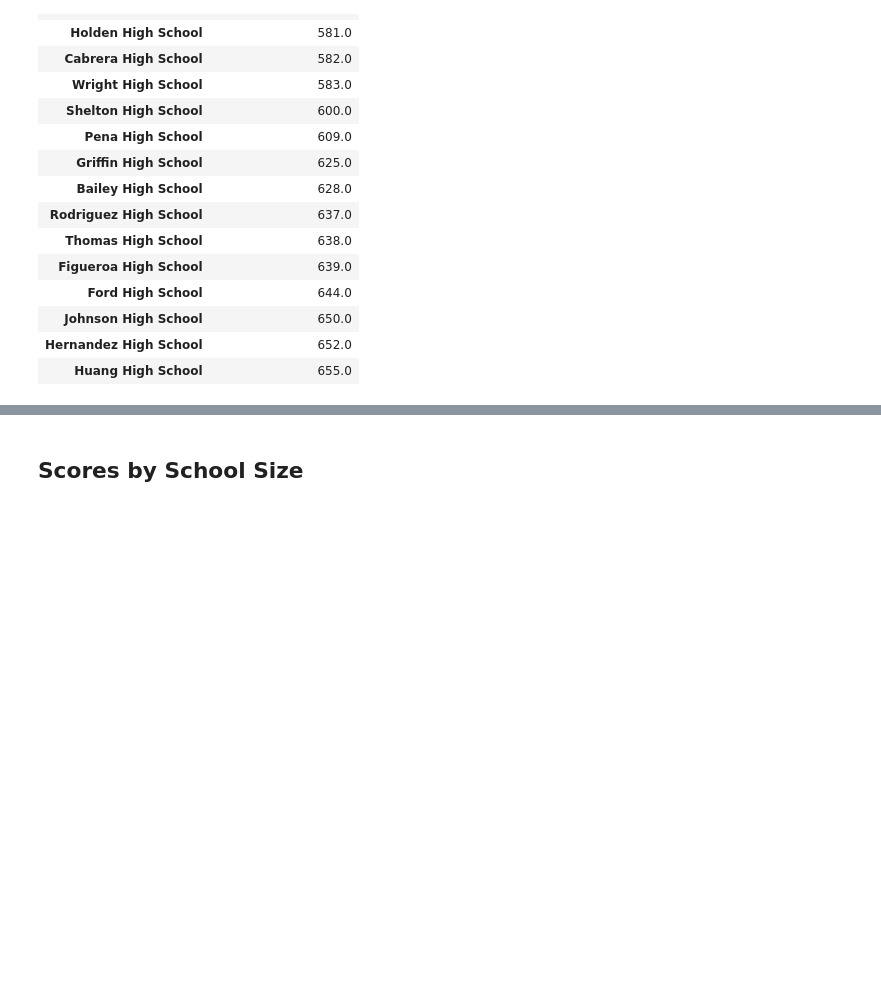
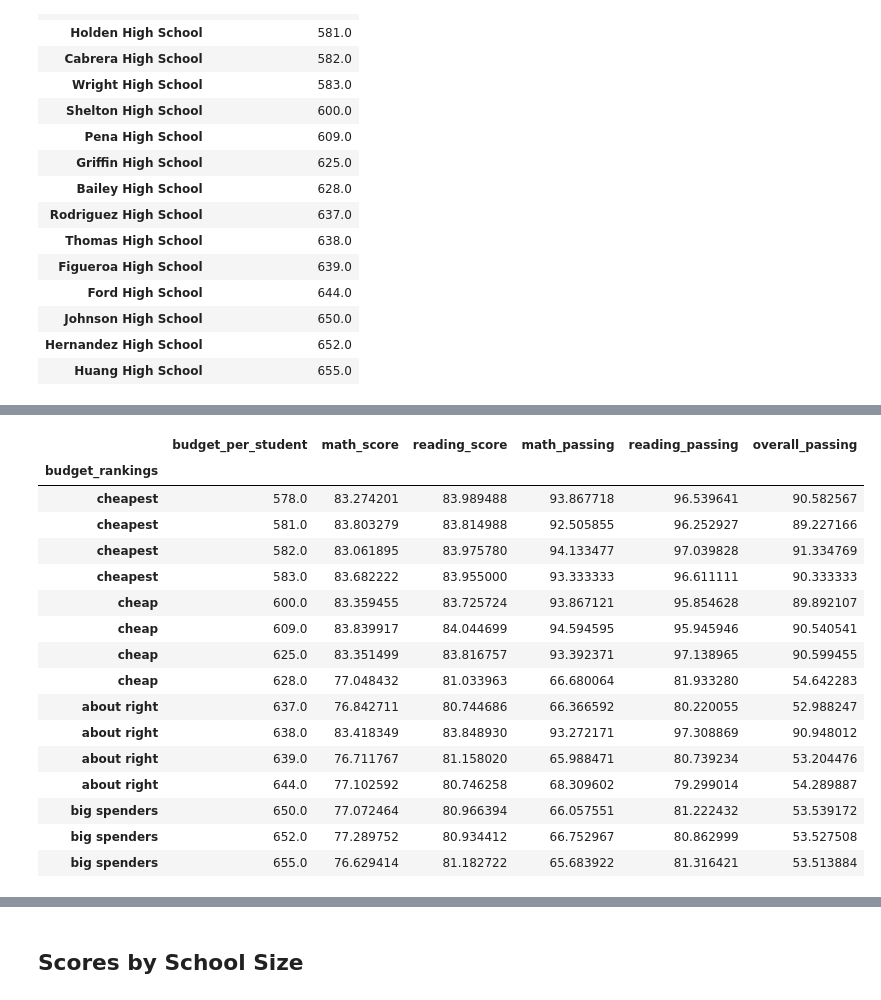
Before and after one commit to CShattoJones/pandas-challenge, a Jupyter notebook: PyCitySchools/PyCitySchools_starter.ipynb, the cells around one changed output, grey strips where cells are left out. Cells and saved outputs as stored; diff of their text form; code cells hidden in the pictures; blank space fills up the shorter version.

```diff
--- a/PyCitySchools/PyCitySchools_starter.ipynb
+++ b/PyCitySchools/PyCitySchools_starter.ipynb
@@ -1032,0 +1127,21 @@ Categories (4, object): ['cheapest' < 'cheap' < 'about right' < 'big spenders']
+# %%
+budget_ranked_df = budget_school_summary_df.set_index("budget_rankings")
+budget_ranked_df
+# %% [output]
+|  | budget_per_student | math_score | reading_score | math_passing | reading_passing | overall_passing |
+| budget_rankings |  |  |  |  |  |  |
+| cheapest | 578.0 | 83.274201 | 83.989488 | 93.867718 | 96.539641 | 90.582567 |
+| cheapest | 581.0 | 83.803279 | 83.814988 | 92.505855 | 96.252927 | 89.227166 |
+| cheapest | 582.0 | 83.061895 | 83.975780 | 94.133477 | 97.039828 | 91.334769 |
+| cheapest | 583.0 | 83.682222 | 83.955000 | 93.333333 | 96.611111 | 90.333333 |
+| cheap | 600.0 | 83.359455 | 83.725724 | 93.867121 | 95.854628 | 89.892107 |
+| cheap | 609.0 | 83.839917 | 84.044699 | 94.594595 | 95.945946 | 90.540541 |
+| cheap | 625.0 | 83.351499 | 83.816757 | 93.392371 | 97.138965 | 90.599455 |
+| cheap | 628.0 | 77.048432 | 81.033963 | 66.680064 | 81.933280 | 54.642283 |
+| about right | 637.0 | 76.842711 | 80.744686 | 66.366592 | 80.220055 | 52.988247 |
+| about right | 638.0 | 83.418349 | 83.848930 | 93.272171 | 97.308869 | 90.948012 |
+| about right | 639.0 | 76.711767 | 81.158020 | 65.988471 | 80.739234 | 53.204476 |
+| about right | 644.0 | 77.102592 | 80.746258 | 68.309602 | 79.299014 | 54.289887 |
+| big spenders | 650.0 | 77.072464 | 80.966394 | 66.057551 | 81.222432 | 53.539172 |
+| big spenders | 652.0 | 77.289752 | 80.934412 | 66.752967 | 80.862999 | 53.527508 |
+| big spenders | 655.0 | 76.629414 | 81.182722 | 65.683922 | 81.316421 | 53.513884 |
```
Also changed, not shown: parts of 22 cells of this notebook.
